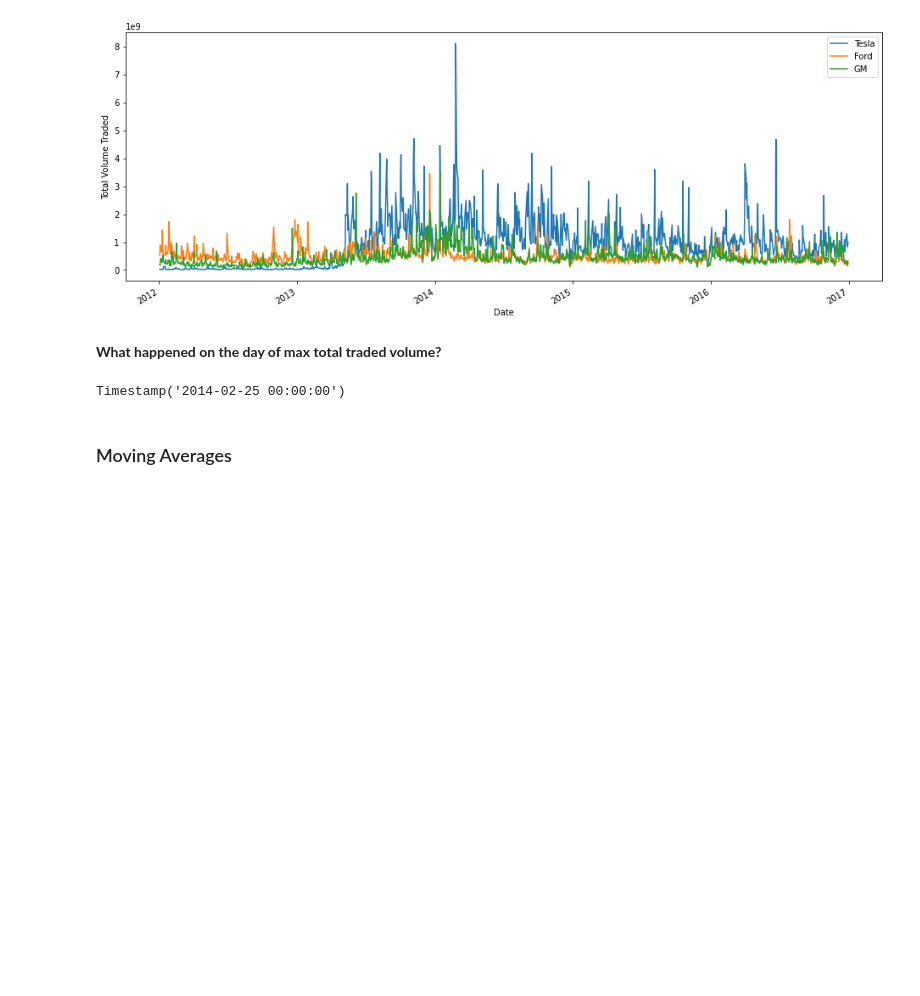
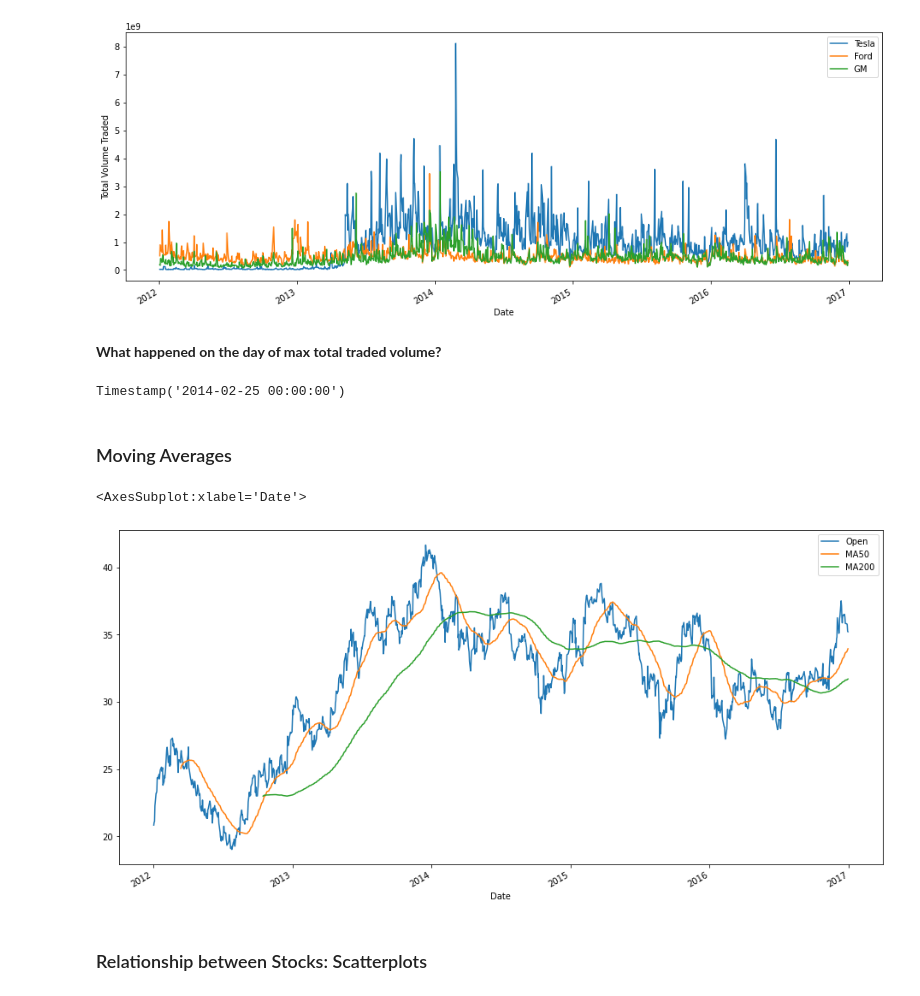
Before and after one commit to mxagar/finance_accounting_courses, a Jupyter notebook: python_finance/03_StockMarketAnalysisExample.ipynb, the cells around one changed output. Drawn from its saved outputs; the diff is of its cells as text; code cells hidden in the pictures; blank space fills up the shorter version.

Commit message:
stock market analysis project

```diff
--- a/python_finance/03_StockMarketAnalysisExample.ipynb
+++ b/python_finance/03_StockMarketAnalysisExample.ipynb
@@ -129,3 +129,13 @@ tesla.index[tesla['Total Volume Traded'].argmax()]
 Timestamp('2014-02-25 00:00:00')
 # %% [markdown]
 ### Moving Averages
+# %%
+# MOving averages are computed with .rolling()
+gm['MA50'] = gm['Open'].rolling(50).mean()
+gm['MA200'] = gm['Open'].rolling(200).mean()
+gm[['Open','MA50','MA200']].plot(figsize=(16,8))
+# %% [output]
+<AxesSubplot:xlabel='Date'>
+[figure, added]
+# %% [markdown]
+### Relationship between Stocks: Scatterplots
```
Also changed, not shown: parts of 4 cells of this notebook.
